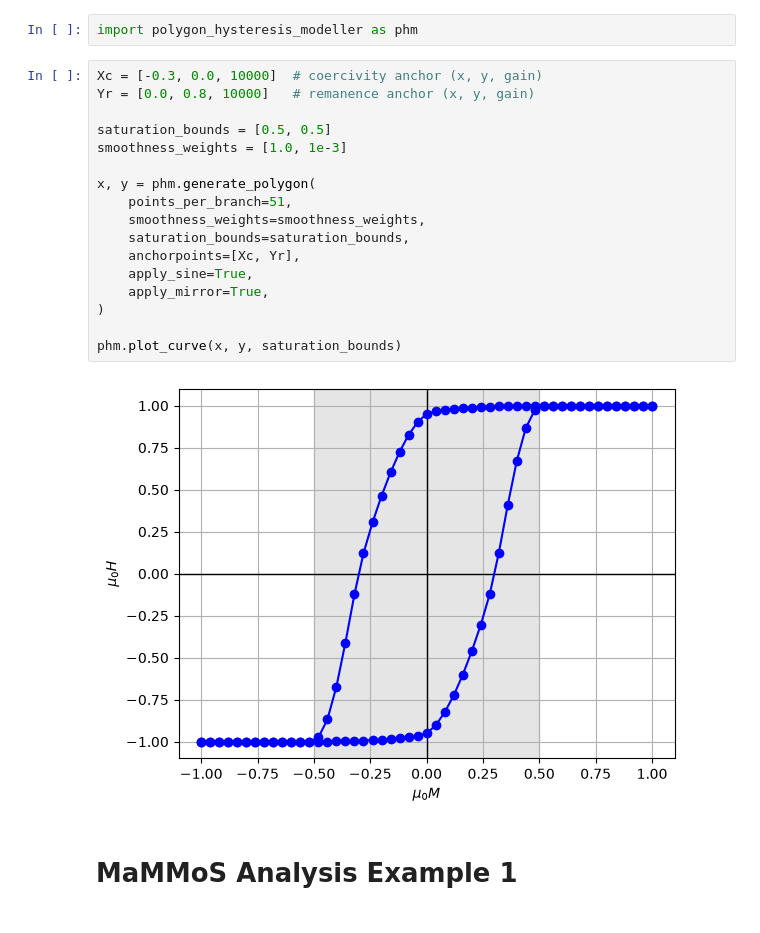
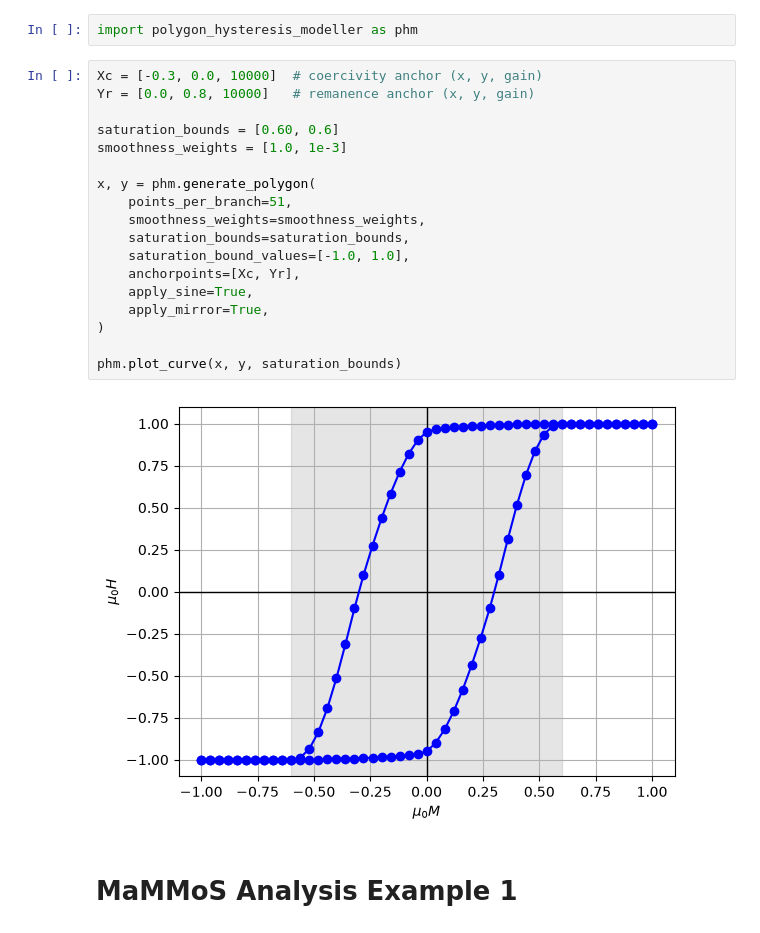
Before and after one commit to AdamsMP92/PolygonHysteresisModeller, a Jupyter notebook: notebooks/examples.ipynb, the cells around one changed output. Drawn from its saved outputs; the diff is of its cells as text.

```diff
--- a/notebooks/examples.ipynb
+++ b/notebooks/examples.ipynb
@@ -22,22 +22,23 @@ import polygon_hysteresis_modeller as phm
 # %%
 Xc = [-0.3, 0.0, 10000]  # coercivity anchor (x, y, gain)
 Yr = [0.0, 0.8, 10000]   # remanence anchor (x, y, gain)
 
-saturation_bounds = [0.5, 0.5]
+saturation_bounds = [0.60, 0.6]
 smoothness_weights = [1.0, 1e-3]
 
 x, y = phm.generate_polygon(
     points_per_branch=51,
     smoothness_weights=smoothness_weights,
     saturation_bounds=saturation_bounds,
+    saturation_bound_values=[-1.0, 1.0],
     anchorpoints=[Xc, Yr],
     apply_sine=True,
     apply_mirror=True,
 )
 
 phm.plot_curve(x, y, saturation_bounds)
 # %% [output]
-[figure, old version]
+[figure, new version]
 # %% [markdown]
 # MaMMoS Analysis Example 1
 # %%
```
Also changed, not shown: parts of 23 cells of this notebook, 2 other files.
